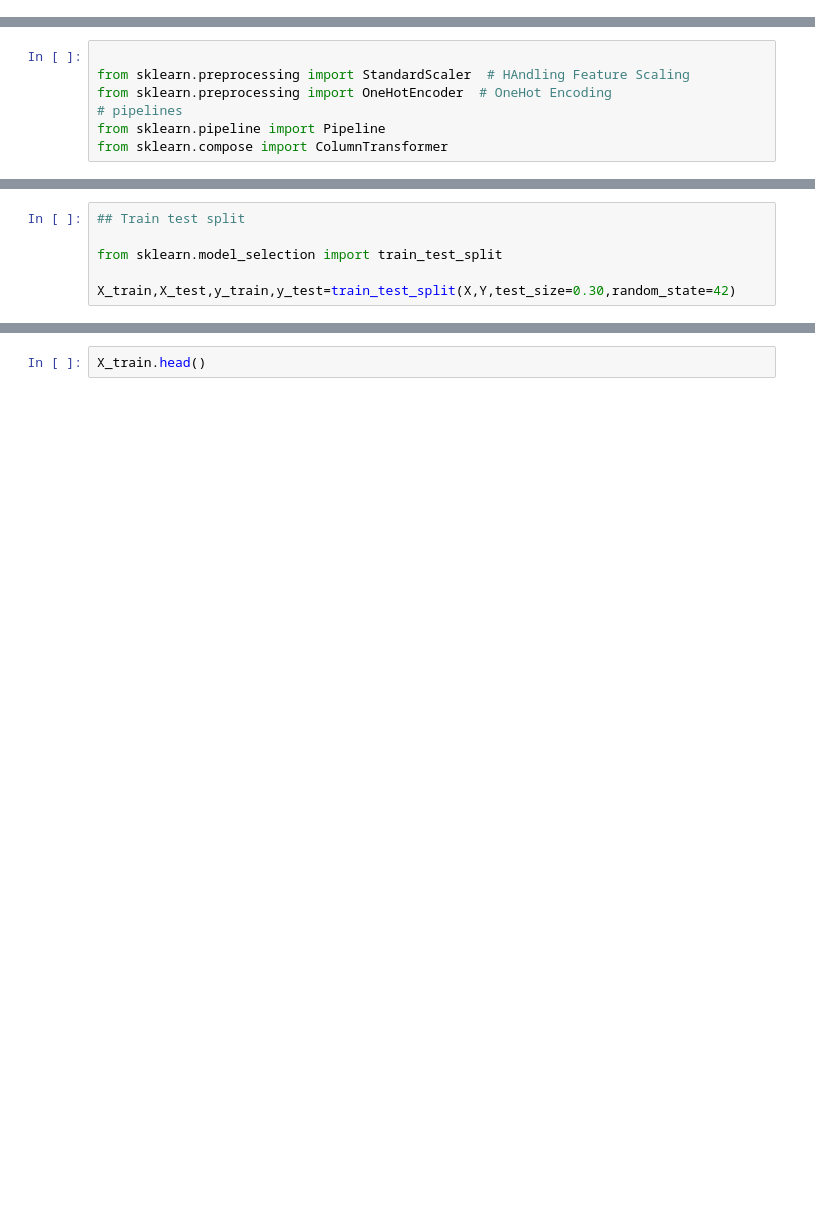
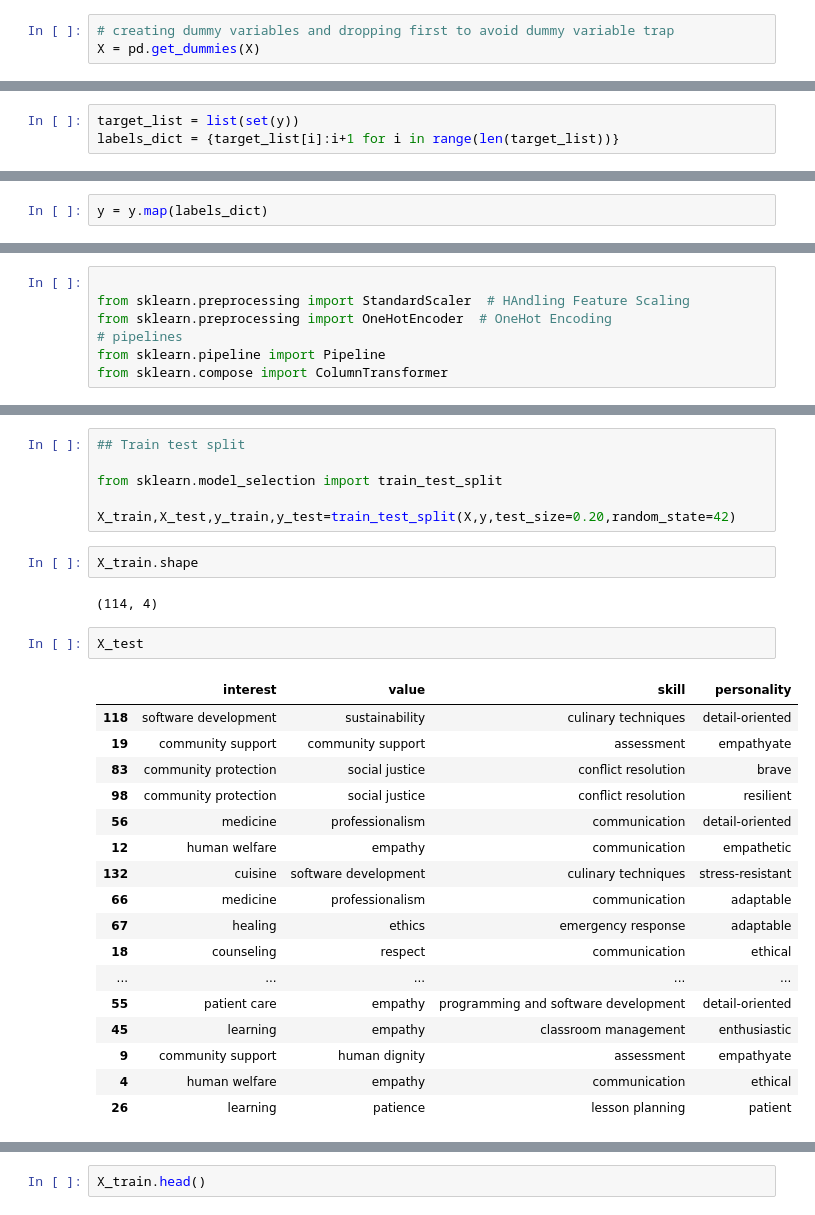
Before and after one commit to GourangPatidar/SIH-Career-Predictive-Model, a Jupyter notebook: notebooks/EDA.ipynb, the cells around one changed output, grey strips where cells are left out. Cells and saved outputs as stored; diff of their text form; blank space fills up the shorter version.

```diff
--- a/notebooks/EDA.ipynb
+++ b/notebooks/EDA.ipynb
@@ -329,0 +113,3 @@ numerical_columns = ['interest', 'value', 'skill', 'personality trait']
+# %%
+# creating dummy variables and dropping first to avoid dummy variable trap
+X = pd.get_dummies(X)
@@ -329,0 +132,3 @@ numerical_columns = ['interest', 'value', 'skill', 'personality trait']
+# %%
+target_list = list(set(y))
+labels_dict = {target_list[i]:i+1 for i in range(len(target_list))}
@@ -329,0 +152,2 @@ numerical_columns = ['interest', 'value', 'skill', 'personality trait']
+# %%
+y = y.map(labels_dict)
@@ -361,4 +270,28 @@ ColumnTransformer(transformers=[('num_pipeline',
 
 from sklearn.model_selection import train_test_split
 
-X_train,X_test,y_train,y_test=train_test_split(X,Y,test_size=0.30,random_state=42)
+X_train,X_test,y_train,y_test=train_test_split(X,y,test_size=0.20,random_state=42)
+# %%
+X_train.shape
+# %% [output]
+(114, 4)
+# %%
+X_test
+# %% [output]
+|  | interest | value | skill | personality |
+| 118 | software development | sustainability | culinary techniques | detail-oriented |
+| 19 | community support | community support | assessment | empathyate |
+| 83 | community protection | social justice | conflict resolution | brave |
+| 98 | community protection | social justice | conflict resolution | resilient |
+| 56 | medicine | professionalism | communication | detail-oriented |
+| 12 | human welfare | empathy | communication | empathetic |
+| 132 | cuisine | software development | culinary techniques | stress-resistant |
+| 66 | medicine | professionalism | communication | adaptable |
+| 67 | healing | ethics | emergency response | adaptable |
+| 18 | counseling | respect | communication | ethical |
+| ... | ... | ... | ... | ... |
+| 55 | patient care | empathy | programming and software development | detail-oriented |
+| 45 | learning | empathy | classroom management | enthusiastic |
+| 9 | community support | human dignity | assessment | empathyate |
+| 4 | human welfare | empathy | communication | ethical |
+| 26 | learning | patience | lesson planning | patient |
```
Also changed, not shown: parts of 49 cells of this notebook, 57 other files.
